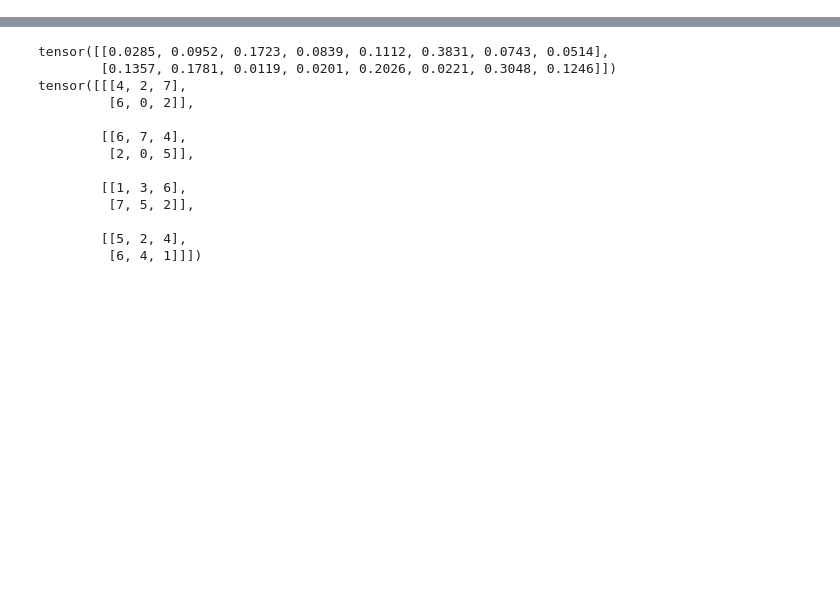
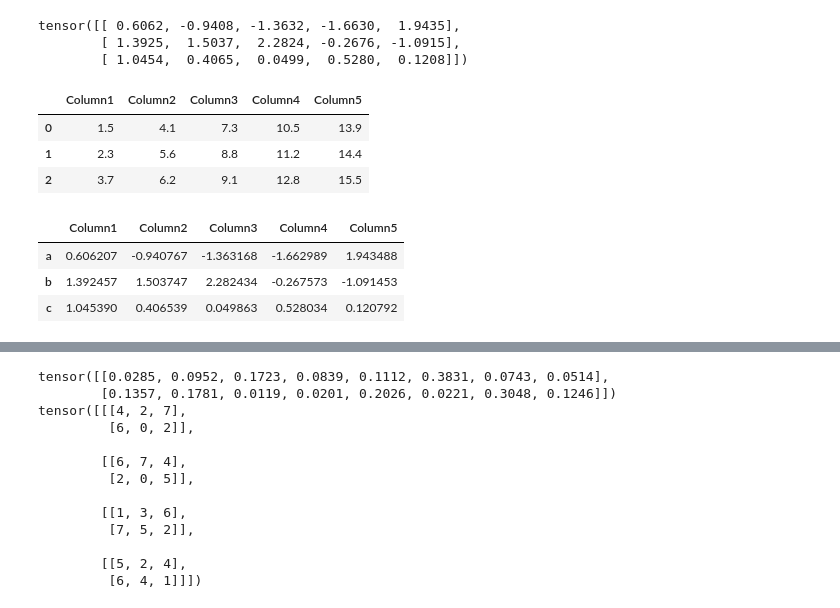
Before and after one commit to jwergieluk/revllm, a Jupyter notebook: playground.ipynb, the cells around one changed output, grey strips where cells are left out. Cells and saved outputs as stored; diff of their text form; code cells hidden in the pictures; blank space fills up the shorter version.

```diff
--- a/playground.ipynb
+++ b/playground.ipynb
@@ -5,3 +5,35 @@ import torch.nn.functional as F
 from revllm.gpt import GPT, GPTConfig
 # from revllm.model_wrapper import TokenizerWrapper
 from transformers import GPT2Tokenizer
+# %%
+exp = torch.randn(3,5)
+exp
+# %% [output]
+tensor([[ 0.6062, -0.9408, -1.3632, -1.6630,  1.9435],
+        [ 1.3925,  1.5037,  2.2824, -0.2676, -1.0915],
+        [ 1.0454,  0.4065,  0.0499,  0.5280,  0.1208]])
+# %%
+data = {
+    'Column1': [1.5, 2.3, 3.7],
+    'Column2': [4.1, 5.6, 6.2],
+    'Column3': [7.3, 8.8, 9.1],
+    'Column4': [10.5, 11.2, 12.8],
+    'Column5': [13.9, 14.4, 15.5]
+}
+df = pd.DataFrame(data)
+
+# Display the DataFrame
+df
+# %% [output]
+|  | Column1 | Column2 | Column3 | Column4 | Column5 |
+| 0 | 1.5 | 4.1 | 7.3 | 10.5 | 13.9 |
+| 1 | 2.3 | 5.6 | 8.8 | 11.2 | 14.4 |
+| 2 | 3.7 | 6.2 | 9.1 | 12.8 | 15.5 |
+# %%
+df_exp = pd.DataFrame(data=exp,columns=df.columns,index=['a','b','c'])
+df_exp
+# %% [output]
+|  | Column1 | Column2 | Column3 | Column4 | Column5 |
+| a | 0.606207 | -0.940767 | -1.363168 | -1.662989 | 1.943488 |
+| b | 1.392457 | 1.503747 | 2.282434 | -0.267573 | -1.091453 |
+| c | 1.045390 | 0.406539 | 0.049863 | 0.528034 | 0.120792 |
```
Also changed, not shown: parts of 7 cells of this notebook, 2 other files.
